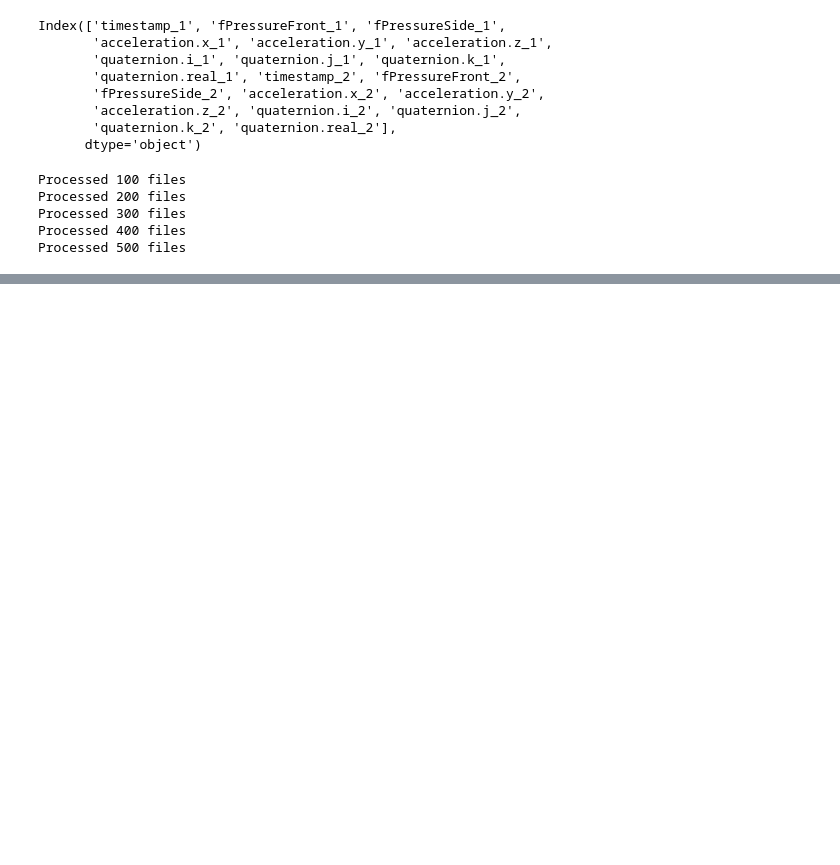
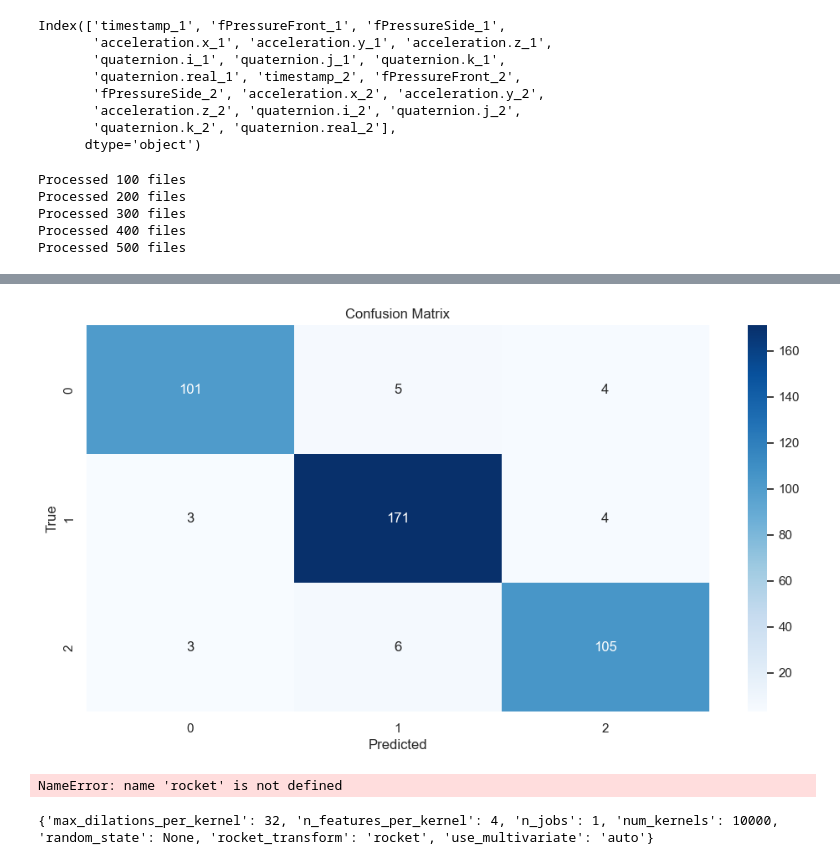
Before and after one commit to Capybarah886/streamlit_eolab, a Jupyter notebook: model_training.ipynb, the cells around one changed output, grey strips where cells are left out. Saved outputs shown, nothing was run; the diff lists cells and outputs as text; code cells hidden in the pictures; blank space fills up the shorter version.

```diff
--- a/model_training.ipynb
+++ b/model_training.ipynb
@@ -124,6 +119,7 @@ Counter({0: 1000, 1: 895, 2: 578})
 # %%
 from sklearn.model_selection import train_test_split
 
+data_lst_new = np.transpose(data_lst_new, (0, 2, 1))
 X_train, X_test, y_train, y_test = train_test_split(
     data_lst_new, label_lst_new, test_size=0.1, random_state=42, stratify=label_lst_new
 )
@@ -135,4 +131,15 @@ X_train, X_val, y_train, y_val = train_test_split(
 print(f"Train size: {len(X_train)}")
 print(f"Validation size: {len(X_val)}")
 print(f"Test size: {len(X_test)}")
+
+# convert three lists to numpy ndarray, and print the shape
+X_train = np.array(X_train)
+# exhange the second and third dimension
+X_val = np.array(X_val)
+X_test = np.array(X_test)
+y_train = np.array(y_train)
+y_val = np.array(y_val)
+y_test = np.array(y_test)
+
+print(X_train.shape)
 # %% [output]
@@ -334,0 +215,7 @@ torch.save(model.state_dict(), 'transformer_model.pth')
+# %%
+from sktime.classification.kernel_based import RocketClassifier
+
+rocket = RocketClassifier()
+rocket.fit(X_train, y_train)
+y_pred = rocket.predict(X_test)
+accuracy_score(y_test, y_pred)
@@ -334,0 +237,31 @@ torch.save(model.state_dict(), 'transformer_model.pth')
+# %%
+# show the confusion matrix, show the stroke name instead of the number
+label_dict = {'Freestyle': 0, 'BackStroke': 1, 'Butterfly': 2, 'BreastStroke': 3}
+# y_test = [label_dict[y] for y in y_test]
+# y_pred = [label_dict[y] for y in y_pred]
+cm = confusion_matrix(y_test, y_pred)
+plt.figure(figsize=(12, 6))
+sns.heatmap(cm, annot=True, fmt='d', cmap='Blues')
+plt.xlabel('Predicted')
+plt.ylabel('True')
+plt.title('Confusion Matrix')
+plt.show()
+# %% [output]
+[figure, added]
+# %%
+from sktime.utils import mlflow_sktime
+
+model_dir='sktime_models'
+mlflow_sktime.save_model(rocket, model_dir)
+# %% [output]
+NameError: name 'rocket' is not defined
+# %%
+from sktime.utils import mlflow_sktime
+
+model_uri = './sktime_models'
+
+model = mlflow_sktime.load_model(model_uri=model_uri)
+# print the model param
+print(model.get_params())
+# %% [output]
+{'max_dilations_per_kernel': 32, 'n_features_per_kernel': 4, 'n_jobs': 1, 'num_kernels': 10000, 'random_state': None, 'rocket_transform': 'rocket', 'use_multivariate': 'auto'}
```
Also changed, not shown: parts of 26 cells of this notebook, 12 other files.
